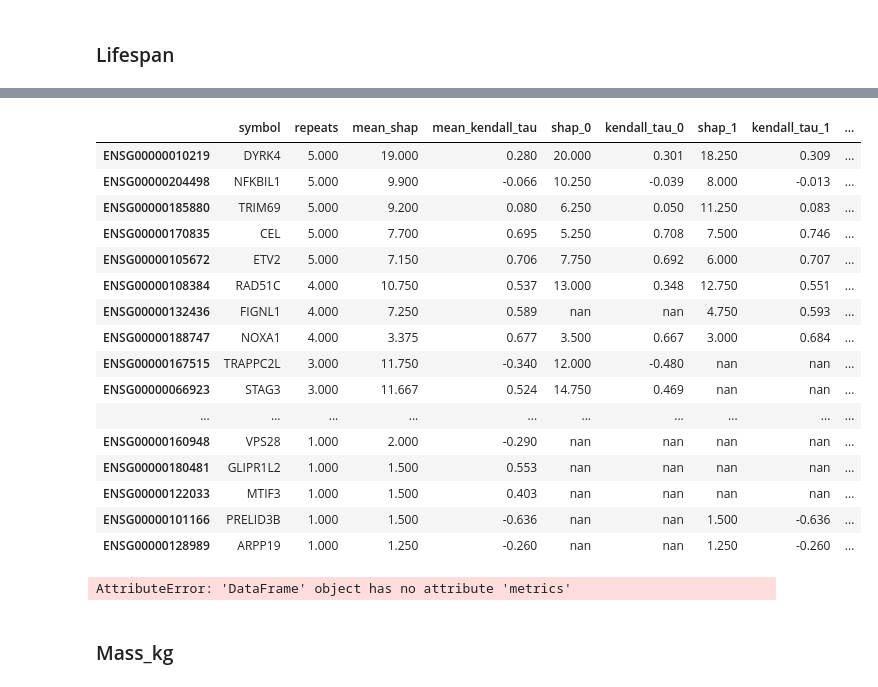
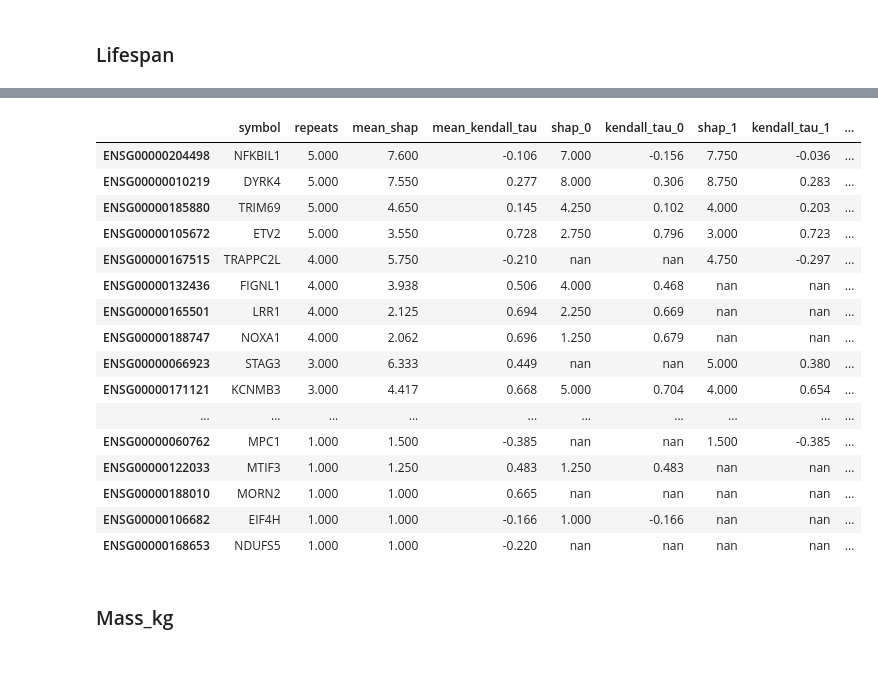
Before and after one commit to antonkulaga/yspecies, a Jupyter notebook: notebooks/shap_selection.ipynb, the cells around one changed output, grey strips where cells are left out. Saved outputs shown, nothing was run; the diff lists cells and outputs as text; code cells hidden in the pictures.

```diff
--- a/notebooks/shap_selection.ipynb
+++ b/notebooks/shap_selection.ipynb
@@ -139,6 +124,43 @@ selection_pipeline =  Pipeline(
+# %%
+def make_pipeline(trait: str):
+    study = load_study(trait)
+    if len(study.get_pareto_front_trials())>0 :
+        metrics, params = MultiObjectiveResults.from_study(study).best_metrics_params_r2()
+    else:
+        params =  lgb_params = {"bagging_fraction": 0.9522534844058304,
+                  "boosting_type": "dart",
+                  "objective": "regression",
+                  "feature_fraction": 0.42236910941558053,
+                  "lambda_l1": 0.020847266580277746,
+                  "lambda_l2": 2.8448564854773326,
+                  "learning_rate": 0.11484015430016059,
+                  "max_depth": 3,
+                  "max_leaves": 35,
+                  "min_data_in_leaf": 9,
+                  "num_iterations": 250,
+                  "metrics": ["l1", "l2", "huber"]
+                 }
+    partition_shap_pipe = Pipeline([
+    ("partitioner", DataPartitioner()),
+    ('prepare_for_partitioning', TupleWith(params)),
+    ("shap_computation", ShapSelector())
+    ]
+    )
+    repeated_cv =  Repeat(partition_shap_pipe, repeats, lambda x,i: (x[0], replace(x[1], seed = i)))
+    return Pipeline(
+        [
+        ('extractor', DataExtractor()),
+        ('prepare_for_partitioning', TupleWith(partition_params)), # to extract the data required for ML from the dataset
+        ("partition_shap", repeated_cv),
+        ("summarize", Collect(fold=lambda results: FeatureSummary(results)))
+        ]
+        )
 # %%
 selections["lifespan"][1]
 # %% [output]
 Selected feature columns
 | Samples metadata | Species metadata | Genes | Predict label | not_validated species |
 | ['tissue', 'species'] | [] | all | lifespan | ['Mus_caroli', 'Homo_sapiens'] |
+# %%
+pipelines = {trait:make_pipeline(trait) for trait in life_history}
+pipelines.keys()
@@ -146,8 +183,11 @@ Selected feature columns
 # First stage selection (shap ) #
 # %% [markdown]
 ### Lifespan ###
+# %%
+def make_run(trait: str):
+    return pipelines[trait].fit_transform(selections[trait])
 # %%
-stage_one_lifespan = selection_pipeline.fit_transform(selections["lifespan"])
+stage_one_lifespan = make_run("lifespan")
 stage_one_lifespan.selected
 # %% [output]
 ===== fitting models with seed 0 =====
@@ -170,24 +210,22 @@ Did not meet early stopping. Best iteration is:
 |  | symbol | repeats | mean_shap | mean_kendall_tau | shap_0 | kendall_tau_0 | shap_1 | kendall_tau_1 | ... |
-| ENSG00000010219 | DYRK4 | 5.000 | 19.000 | 0.280 | 20.000 | 0.301 | 18.250 | 0.309 | ... |
-| ENSG00000204498 | NFKBIL1 | 5.000 | 9.900 | -0.066 | 10.250 | -0.039 | 8.000 | -0.013 | ... |
-| ENSG00000185880 | TRIM69 | 5.000 | 9.200 | 0.080 | 6.250 | 0.050 | 11.250 | 0.083 | ... |
-| ENSG00000170835 | CEL | 5.000 | 7.700 | 0.695 | 5.250 | 0.708 | 7.500 | 0.746 | ... |
-| ENSG00000105672 | ETV2 | 5.000 | 7.150 | 0.706 | 7.750 | 0.692 | 6.000 | 0.707 | ... |
-| ENSG00000108384 | RAD51C | 4.000 | 10.750 | 0.537 | 13.000 | 0.348 | 12.750 | 0.551 | ... |
-| ENSG00000132436 | FIGNL1 | 4.000 | 7.250 | 0.589 | nan | nan | 4.750 | 0.593 | ... |
-| ENSG00000188747 | NOXA1 | 4.000 | 3.375 | 0.677 | 3.500 | 0.667 | 3.000 | 0.684 | ... |
-| ENSG00000167515 | TRAPPC2L | 3.000 | 11.750 | -0.340 | 12.000 | -0.480 | nan | nan | ... |
-| ENSG00000066923 | STAG3 | 3.000 | 11.667 | 0.524 | 14.750 | 0.469 | nan | nan | ... |
+| ENSG00000204498 | NFKBIL1 | 5.000 | 7.600 | -0.106 | 7.000 | -0.156 | 7.750 | -0.036 | ... |
+| ENSG00000010219 | DYRK4 | 5.000 | 7.550 | 0.277 | 8.000 | 0.306 | 8.750 | 0.283 | ... |
+| ENSG00000185880 | TRIM69 | 5.000 | 4.650 | 0.145 | 4.250 | 0.102 | 4.000 | 0.203 | ... |
+| ENSG00000105672 | ETV2 | 5.000 | 3.550 | 0.728 | 2.750 | 0.796 | 3.000 | 0.723 | ... |
+| ENSG00000167515 | TRAPPC2L | 4.000 | 5.750 | -0.210 | nan | nan | 4.750 | -0.297 | ... |
+| ENSG00000132436 | FIGNL1 | 4.000 | 3.938 | 0.506 | 4.000 | 0.468 | nan | nan | ... |
+| ENSG00000165501 | LRR1 | 4.000 | 2.125 | 0.694 | 2.250 | 0.669 | nan | nan | ... |
+| ENSG00000188747 | NOXA1 | 4.000 | 2.062 | 0.696 | 1.250 | 0.679 | nan | nan | ... |
+| ENSG00000066923 | STAG3 | 3.000 | 6.333 | 0.449 | nan | nan | 5.000 | 0.380 | ... |
+| ENSG00000171121 | KCNMB3 | 3.000 | 4.417 | 0.668 | 5.000 | 0.704 | 4.000 | 0.654 | ... |
 | ... | ... | ... | ... | ... | ... | ... | ... | ... | ... |
-| ENSG00000160948 | VPS28 | 1.000 | 2.000 | -0.290 | nan | nan | nan | nan | ... |
-| ENSG00000180481 | GLIPR1L2 | 1.000 | 1.500 | 0.553 | nan | nan | nan | nan | ... |
-| ENSG00000122033 | MTIF3 | 1.000 | 1.500 | 0.403 | nan | nan | nan | nan | ... |
-| ENSG00000101166 | PRELID3B | 1.000 | 1.500 | -0.636 | nan | nan | 1.500 | -0.636 | ... |
-| ENSG00000128989 | ARPP19 | 1.000 | 1.250 | -0.260 | nan | nan | 1.250 | -0.260 | ... |
+| ENSG00000060762 | MPC1 | 1.000 | 1.500 | -0.385 | nan | nan | 1.500 | -0.385 | ... |
+| ENSG00000122033 | MTIF3 | 1.000 | 1.250 | 0.483 | 1.250 | 0.483 | nan | nan | ... |
+| ENSG00000188010 | MORN2 | 1.000 | 1.000 | 0.665 | nan | nan | nan | nan | ... |
+| ENSG00000106682 | EIF4H | 1.000 | 1.000 | -0.166 | 1.000 | -0.166 | nan | nan | ... |
+| ENSG00000168653 | NDUFS5 | 1.000 | 1.000 | -0.220 | nan | nan | nan | nan | ... |
 # %%
-stage_one_lifespan.selected.metrics
+stage_one_lifespan.metrics
-# %% [output]
-AttributeError: 'DataFrame' object has no attribute 'metrics'
 # %% [markdown]
 ### Mass_kg ###
 # %%
```
Also changed, not shown: parts of 17 cells of this notebook, 21 other files.
